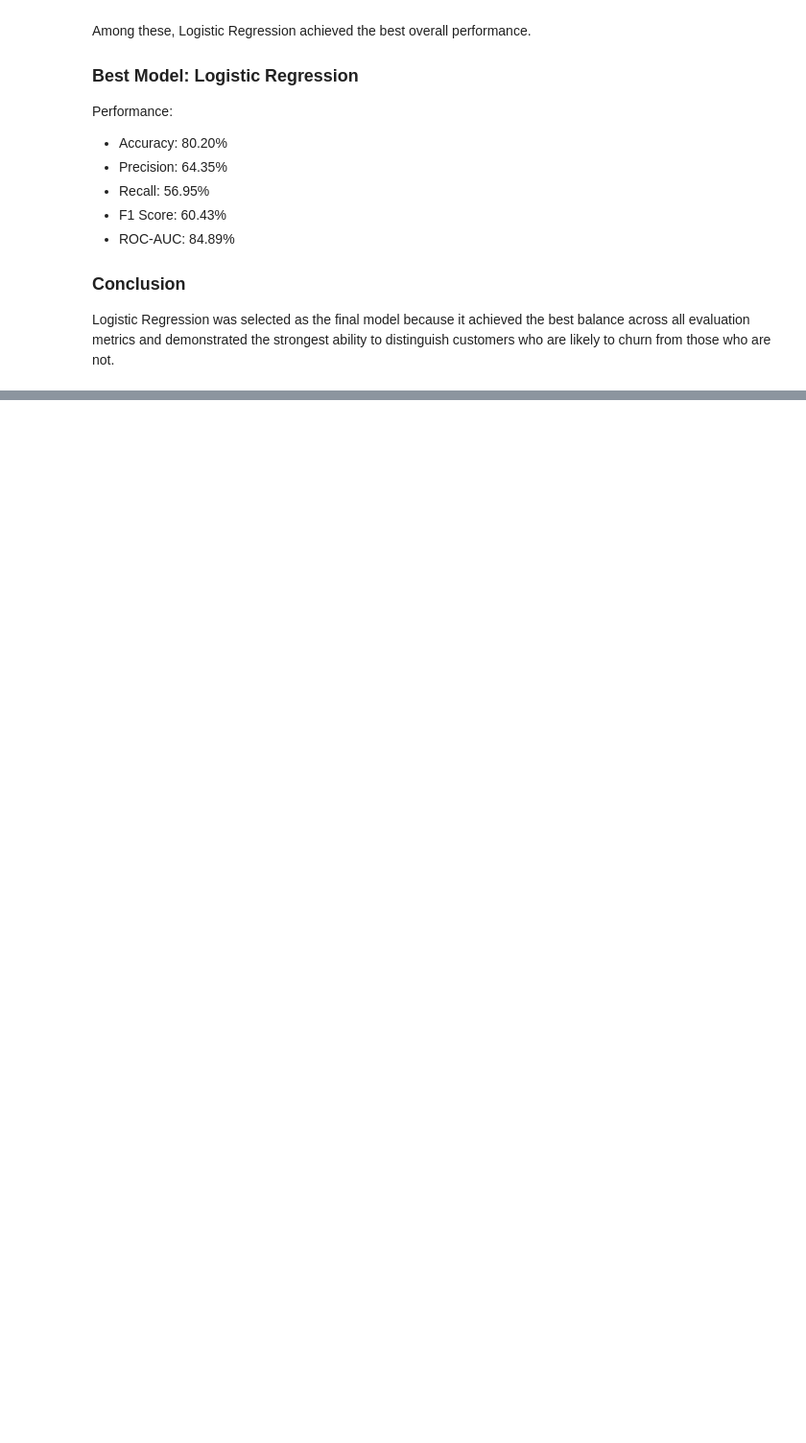
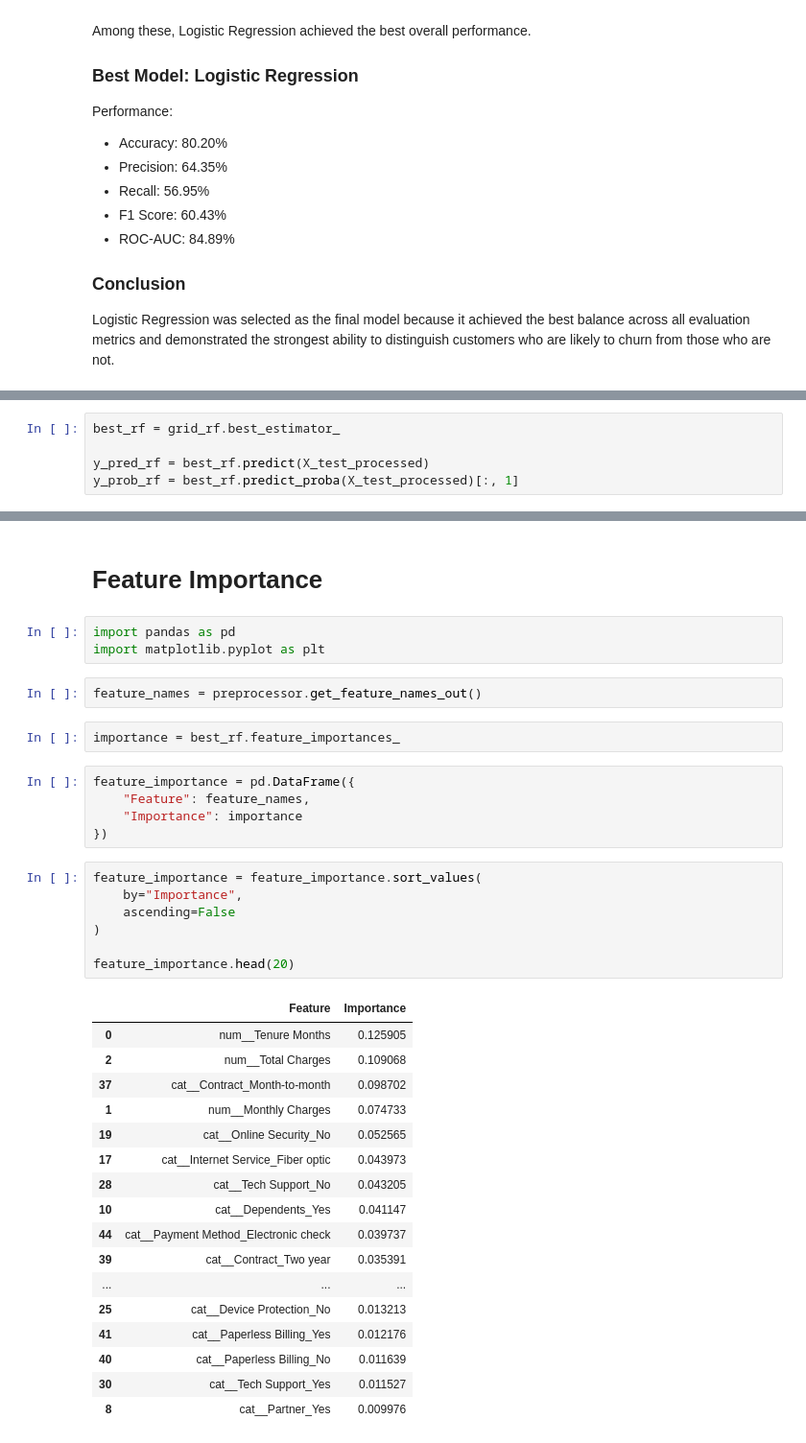
Before and after one commit to swapna-techie/customer-churn-intelligence, a Jupyter notebook: notebooks/05_model_biulding.ipynb, the cells around one changed output, grey strips where cells are left out. Shown at 96% size. Saved outputs shown, nothing was run; the diff lists cells and outputs as text; blank space fills up the shorter version.

```diff
--- a/notebooks/05_model_biulding.ipynb
+++ b/notebooks/05_model_biulding.ipynb
@@ -294,0 +391,5 @@ Logistic Regression was selected as the final model because it achieved the best
+# %%
+best_rf = grid_rf.best_estimator_
+
+y_pred_rf = best_rf.predict(X_test_processed)
+y_prob_rf = best_rf.predict_proba(X_test_processed)[:, 1]
@@ -294,0 +445,39 @@ Logistic Regression was selected as the final model because it achieved the best
+# %% [markdown]
+# Feature Importance
+# %%
+import pandas as pd
+import matplotlib.pyplot as plt
+# %%
+feature_names = preprocessor.get_feature_names_out()
+# %%
+importance = best_rf.feature_importances_
+# %%
+feature_importance = pd.DataFrame({
+    "Feature": feature_names,
+    "Importance": importance
+})
+# %%
+feature_importance = feature_importance.sort_values(
+    by="Importance",
+    ascending=False
+)
+
+feature_importance.head(20)
+# %% [output]
+|  | Feature | Importance |
+| 0 | num__Tenure Months | 0.125905 |
+| 2 | num__Total Charges | 0.109068 |
+| 37 | cat__Contract_Month-to-month | 0.098702 |
+| 1 | num__Monthly Charges | 0.074733 |
+| 19 | cat__Online Security_No | 0.052565 |
+| 17 | cat__Internet Service_Fiber optic | 0.043973 |
+| 28 | cat__Tech Support_No | 0.043205 |
+| 10 | cat__Dependents_Yes | 0.041147 |
+| 44 | cat__Payment Method_Electronic check | 0.039737 |
+| 39 | cat__Contract_Two year | 0.035391 |
+| ... | ... | ... |
+| 25 | cat__Device Protection_No | 0.013213 |
+| 41 | cat__Paperless Billing_Yes | 0.012176 |
+| 40 | cat__Paperless Billing_No | 0.011639 |
+| 30 | cat__Tech Support_Yes | 0.011527 |
+| 8 | cat__Partner_Yes | 0.009976 |
```
Also changed, not shown: parts of 16 cells of this notebook, 1 other file.
